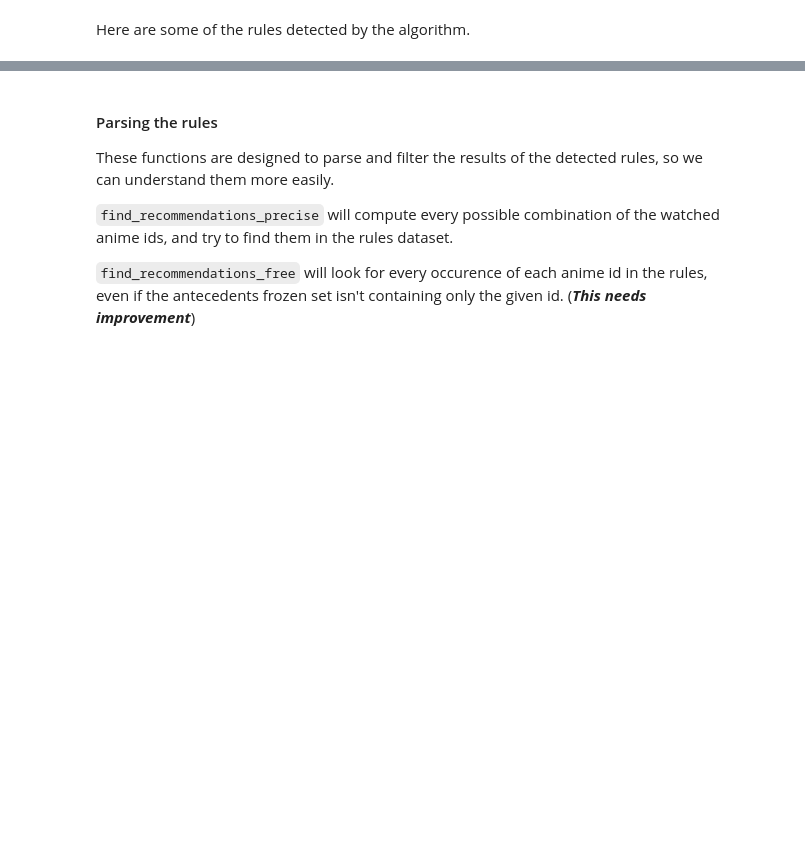
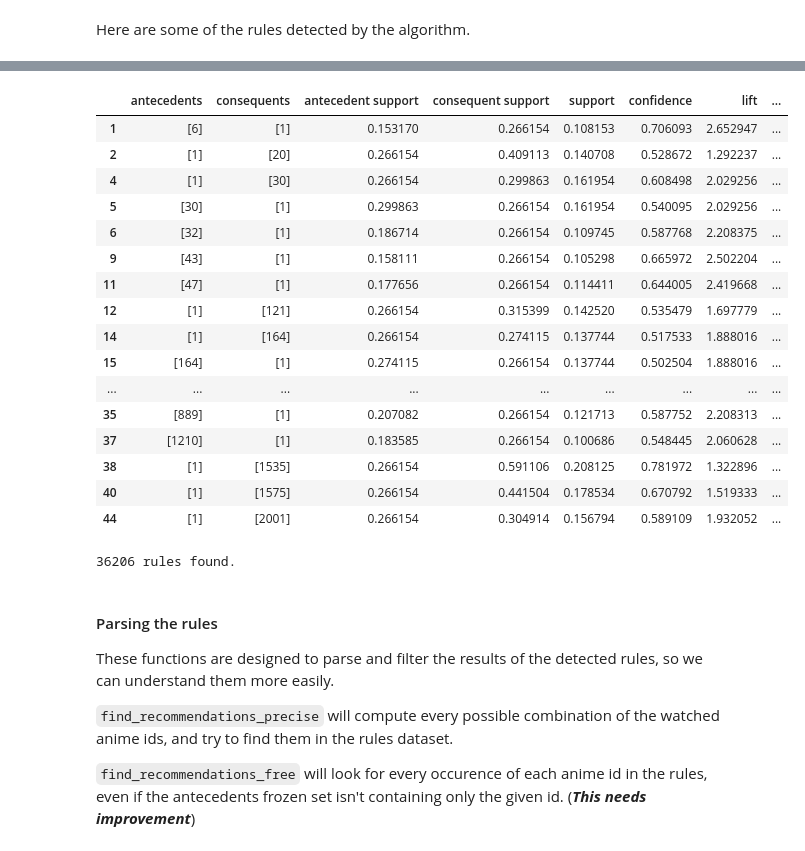
Before and after one commit to Tonin386/julius, a Jupyter notebook: Playlist automation.ipynb, the cells around one changed output, grey strips where cells are left out. Cells and saved outputs as stored; diff of their text form; code cells hidden in the pictures; blank space fills up the shorter version.

```diff
--- a/Playlist automation.ipynb
+++ b/Playlist automation.ipynb
@@ -81,6 +80,6 @@ rules = association_rules(frequent_itemsets, metric="lift", min_threshold=1)
 # %%
 rules["antecedents"] = rules["antecedents"].apply(lambda x: [x for x in x])
 rules["consequents"] = rules["consequents"].apply(lambda x: [x for x in x])
-rules = rules[rules["confidence"] > 0.75]
+rules = rules[rules["confidence"] > 0.5]
 # %% [markdown]
 Here are some of the rules detected by the algorithm.
@@ -103,3 +86,25 @@ rules
+# %%
+display(rules.head(20))
+print(f"{len(rules)} rules found.")
+# %% [output]
+|  | antecedents | consequents | antecedent support | consequent support | support | confidence | lift | ... |
+| 1 | [6] | [1] | 0.153170 | 0.266154 | 0.108153 | 0.706093 | 2.652947 | ... |
+| 2 | [1] | [20] | 0.266154 | 0.409113 | 0.140708 | 0.528672 | 1.292237 | ... |
+| 4 | [1] | [30] | 0.266154 | 0.299863 | 0.161954 | 0.608498 | 2.029256 | ... |
+| 5 | [30] | [1] | 0.299863 | 0.266154 | 0.161954 | 0.540095 | 2.029256 | ... |
+| 6 | [32] | [1] | 0.186714 | 0.266154 | 0.109745 | 0.587768 | 2.208375 | ... |
+| 9 | [43] | [1] | 0.158111 | 0.266154 | 0.105298 | 0.665972 | 2.502204 | ... |
+| 11 | [47] | [1] | 0.177656 | 0.266154 | 0.114411 | 0.644005 | 2.419668 | ... |
+| 12 | [1] | [121] | 0.266154 | 0.315399 | 0.142520 | 0.535479 | 1.697779 | ... |
+| 14 | [1] | [164] | 0.266154 | 0.274115 | 0.137744 | 0.517533 | 1.888016 | ... |
+| 15 | [164] | [1] | 0.274115 | 0.266154 | 0.137744 | 0.502504 | 1.888016 | ... |
+| ... | ... | ... | ... | ... | ... | ... | ... | ... |
+| 35 | [889] | [1] | 0.207082 | 0.266154 | 0.121713 | 0.587752 | 2.208313 | ... |
+| 37 | [1210] | [1] | 0.183585 | 0.266154 | 0.100686 | 0.548445 | 2.060628 | ... |
+| 38 | [1] | [1535] | 0.266154 | 0.591106 | 0.208125 | 0.781972 | 1.322896 | ... |
+| 40 | [1] | [1575] | 0.266154 | 0.441504 | 0.178534 | 0.670792 | 1.519333 | ... |
+| 44 | [1] | [2001] | 0.266154 | 0.304914 | 0.156794 | 0.589109 | 1.932052 | ... |
+36206 rules found.
 # %% [markdown]
 #### Parsing the rules
 These functions are designed to parse and filter the results of the detected rules, so we can understand them more easily.
```
Also changed, not shown: parts of 9 cells of this notebook.
